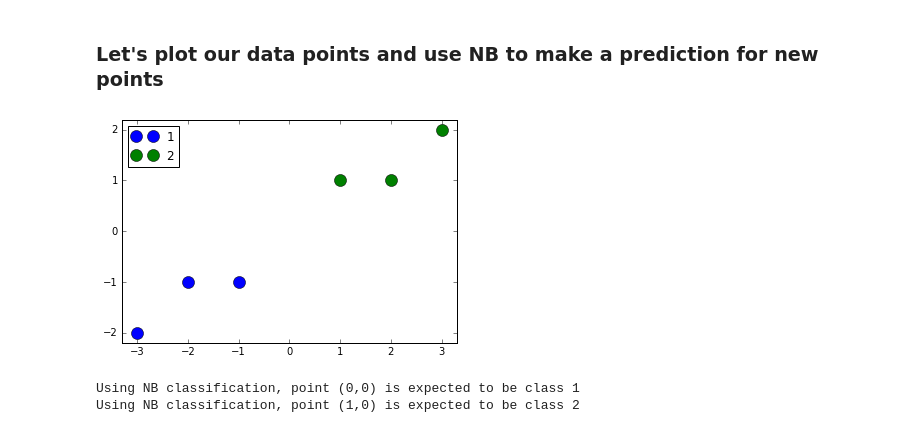
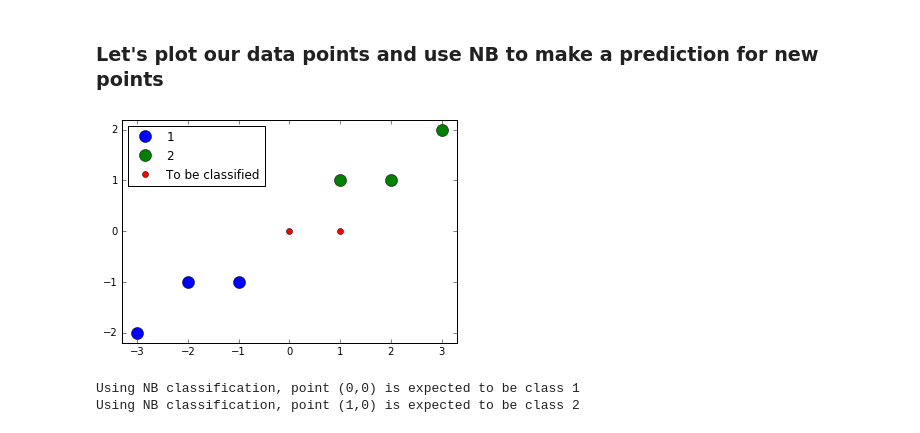
Before and after one commit to eganjam/MOOCs, a Jupyter notebook: Udacity_IntroToMachineLearning/01_Naive_Bayes.ipynb, the cells around one changed output. Saved outputs shown, nothing was run; the diff lists cells and outputs as text; code cells hidden in the pictures.

```diff
--- a/Udacity_IntroToMachineLearning/01_Naive_Bayes.ipynb
+++ b/Udacity_IntroToMachineLearning/01_Naive_Bayes.ipynb
@@ -125,15 +122,21 @@ groups.describe()
 # %%
 # Plot
 ax = plt.subplot()
 #fig, ax = plt.subplots()
 ax.margins(0.05) # Optional, just adds 5% padding to the autoscaling
 for name, group in groups:
     ax.plot(group.x_val, group.y_val, marker='o', linestyle='', ms=12, label=name)
-ax.legend(loc="upper left")
+
+
+unknown_x=[0,1]
+unknown_y=[0,0]
+ax.plot(unknown_x, unknown_y, 'or', label="To be classified")
+
+ax.legend(loc="upper left", numpoints=1)
 
 plt.show()
 # %% [output]
-[figure, old version]
+[figure, new version]
 # %%
 print "Using NB classification, point (0,0) is expected to be class %d" %(clf.predict([[0,0]]))
 print "Using NB classification, point (1,0) is expected to be class %d" %(clf.predict([[1,0]]))
```
Also changed, not shown: parts of 8 cells of this notebook, 2 other files.
